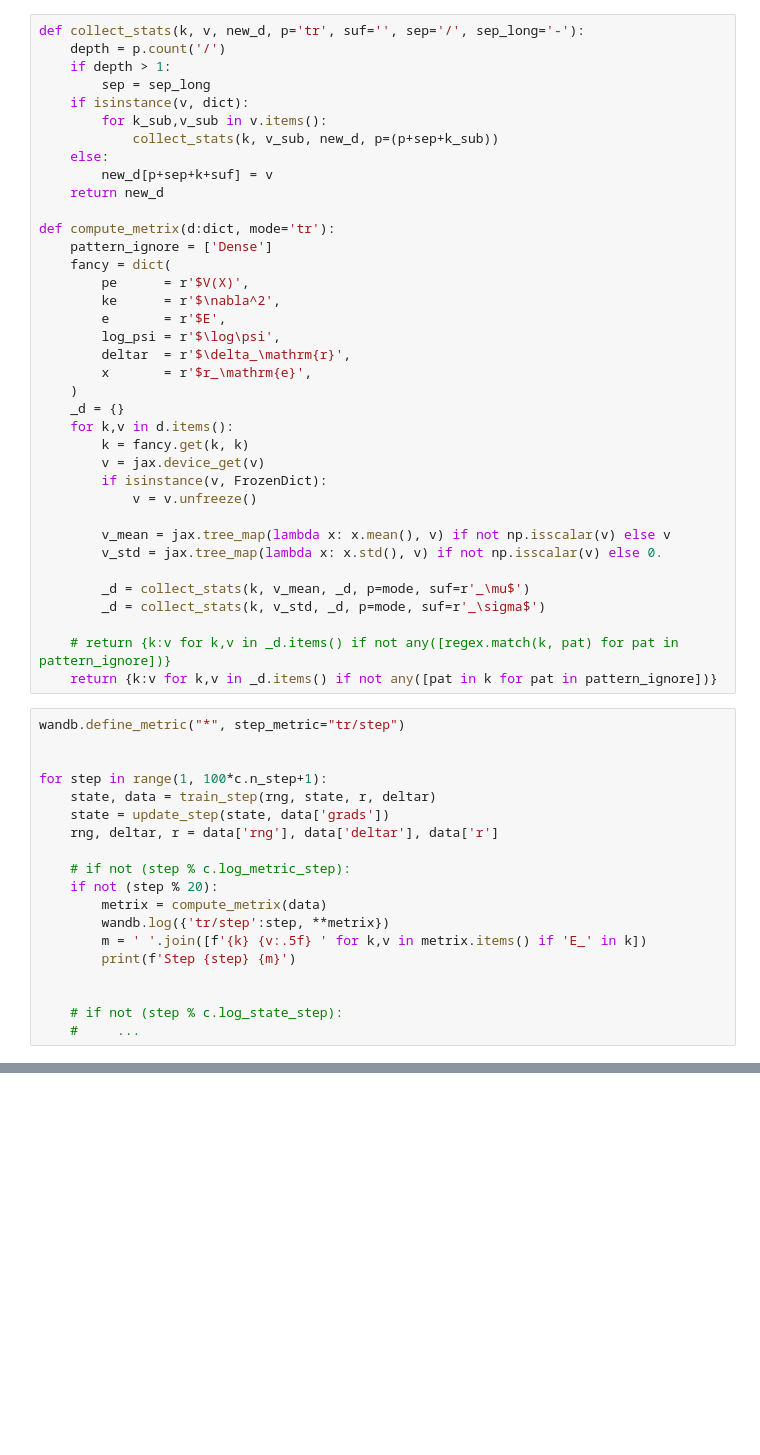
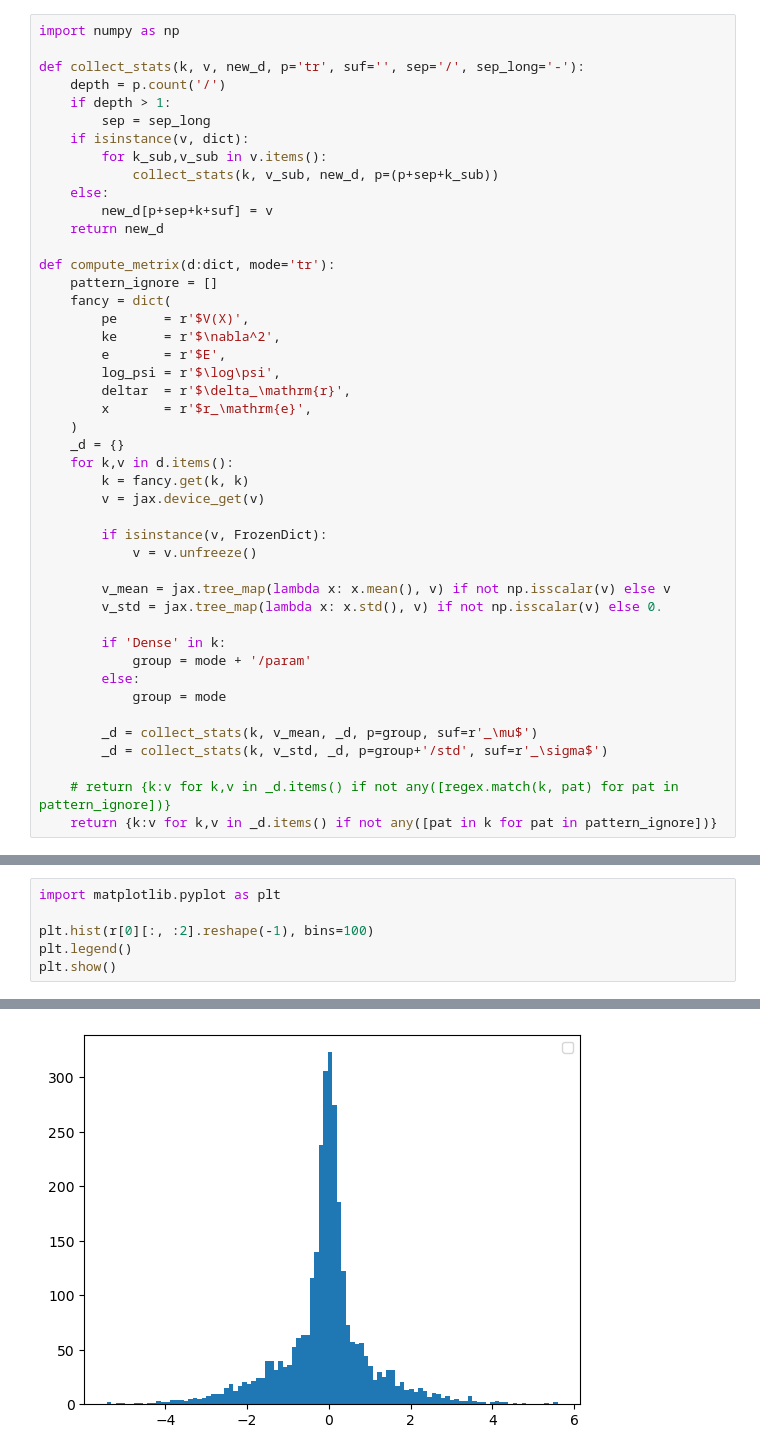
Before and after one commit to xmax1/hwat, a Jupyter notebook: run.ipynb, the cells around one changed output, grey strips where cells are left out. Drawn from its saved outputs; the diff is of its cells as text; blank space fills up the shorter version.

```diff
--- a/run.ipynb
+++ b/run.ipynb
@@ -173,4 +25,6 @@ executing.executing.NotOneValueFound: Expected one value, found 0
 # %%
+import numpy as np
+
 def collect_stats(k, v, new_d, p='tr', suf='', sep='/', sep_long='-'):
 	depth = p.count('/')
 	if depth > 1:
@@ -183,7 +37,7 @@ def collect_stats(k, v, new_d, p='tr', suf='', sep='/', sep_long='-'):
 	return new_d
 
 def compute_metrix(d:dict, mode='tr'):
-	pattern_ignore = ['Dense']
+	pattern_ignore = []
 	fancy = dict(
 		pe		= r'$V(X)',
 		ke		= r'$\nabla^2',
@@ -196,33 +50,20 @@ def compute_metrix(d:dict, mode='tr'):
 	for k,v in d.items():
 		k = fancy.get(k, k)
 		v = jax.device_get(v)
+
 		if isinstance(v, FrozenDict):
 			v = v.unfreeze()
 
 		v_mean = jax.tree_map(lambda x: x.mean(), v) if not np.isscalar(v) else v
 		v_std = jax.tree_map(lambda x: x.std(), v) if not np.isscalar(v) else 0.
 
-		_d = collect_stats(k, v_mean, _d, p=mode, suf=r'_\mu$')
-		_d = collect_stats(k, v_std, _d, p=mode, suf=r'_\sigma$')
+		if 'Dense' in k:
+			group = mode + '/param'
+		else:
+			group = mode
+
+		_d = collect_stats(k, v_mean, _d, p=group, suf=r'_\mu$')
+		_d = collect_stats(k, v_std, _d, p=group+'/std', suf=r'_\sigma$')
 
 	# return {k:v for k,v in _d.items() if not any([regex.match(k, pat) for pat in pattern_ignore])}
 	return {k:v for k,v in _d.items() if not any([pat in k for pat in pattern_ignore])}
-# %%
-wandb.define_metric("*", step_metric="tr/step")
-
-
-for step in range(1, 100*c.n_step+1):
-    state, data = train_step(rng, state, r, deltar)
-    state = update_step(state, data['grads'])
-    rng, deltar, r = data['rng'], data['deltar'], data['r']
-
-    # if not (step % c.log_metric_step):
-    if not (step % 20):
-        metrix = compute_metrix(data)
-        wandb.log({'tr/step':step, **metrix})
-        m = ' '.join([f'{k} {v:.5f} ' for k,v in metrix.items() if 'E_' in k])
-        print(f'Step {step} {m}')
-
-
-    # if not (step % c.log_state_step):
-    #     ...
@@ -302,0 +302,7 @@ args = flat_any(arg_cls().d)
+# %%
+import matplotlib.pyplot as plt
+
+plt.hist(r[0][:, :2].reshape(-1), bins=100)
+plt.legend()
+plt.show()
+# %% [output]
@@ -302,0 +310 @@ args = flat_any(arg_cls().d)
+[figure, added]
```
Also changed, not shown: parts of 17 cells of this notebook, 4 other files.
